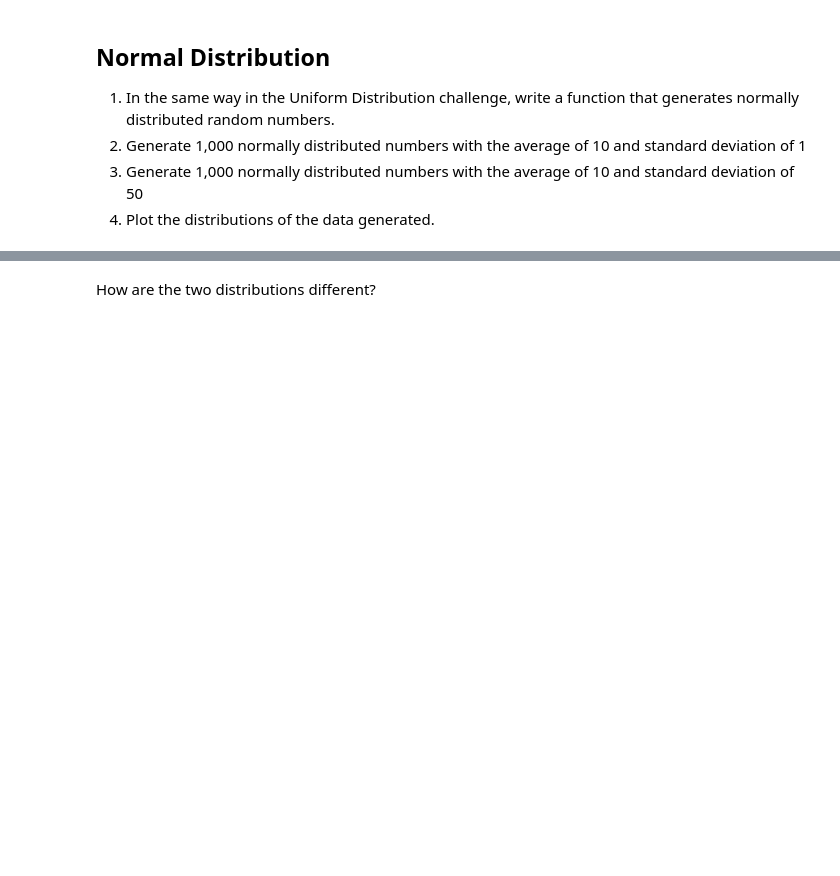
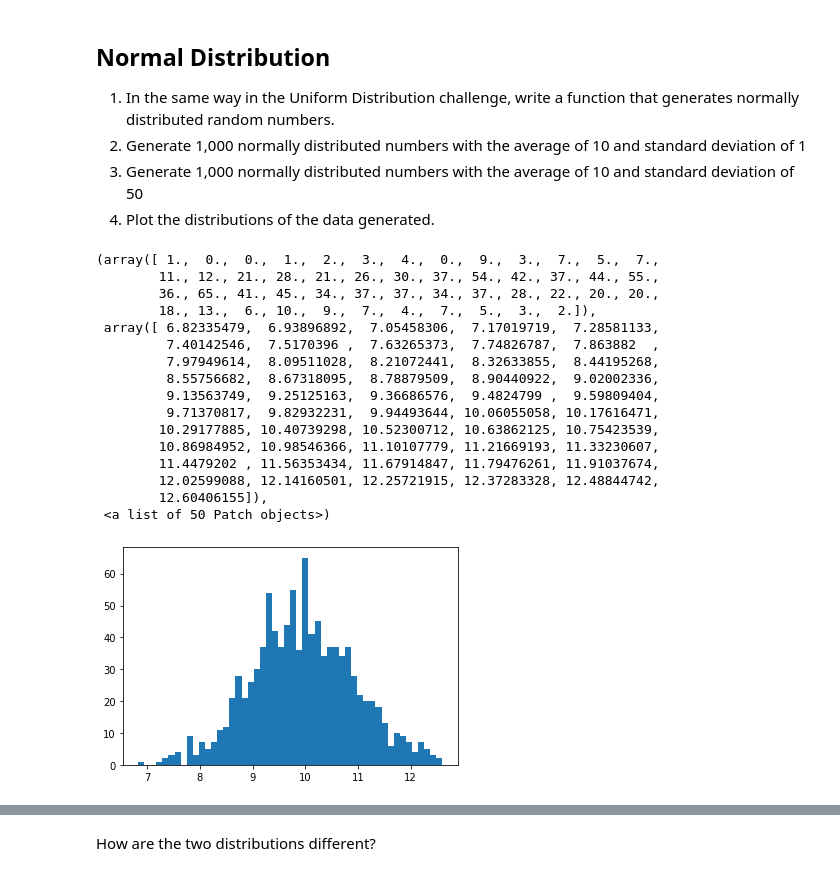
Before and after one commit to ta-datapt-bcn/lab-cont-probability-distribution, a Jupyter notebook: your_code/main.ipynb, the cells around one changed output, grey strips where cells are left out. Cells and saved outputs as stored; diff of their text form; code cells hidden in the pictures; blank space fills up the shorter version.

```diff
--- a/your_code/main.ipynb
+++ b/your_code/main.ipynb
@@ -54,3 +95,32 @@ How are the two distributions different?
 1. Generate 1,000 normally distributed numbers with the average of 10 and standard deviation of 1
 1. Generate 1,000 normally distributed numbers with the average of 10 and standard deviation of 50
 2. Plot the distributions of the data generated.
+# %%
+from scipy.stats import norm
+
+def rnd_norm(mu, sigma, count):
+    x = norm.rvs(loc=mu, scale=sigma, size=count)
+    return x
+
+prim = rnd_norm(10,1,1000)
+sec = rnd_norm(10,50,1000)
+# %%
+plt.hist(prim,bins = 50)
+# %% [output]
+(array([ 1.,  0.,  0.,  1.,  2.,  3.,  4.,  0.,  9.,  3.,  7.,  5.,  7.,
+        11., 12., 21., 28., 21., 26., 30., 37., 54., 42., 37., 44., 55.,
+        36., 65., 41., 45., 34., 37., 37., 34., 37., 28., 22., 20., 20.,
+        18., 13.,  6., 10.,  9.,  7.,  4.,  7.,  5.,  3.,  2.]),
+ array([ 6.82335479,  6.93896892,  7.05458306,  7.17019719,  7.28581133,
+         7.40142546,  7.5170396 ,  7.63265373,  7.74826787,  7.863882  ,
+         7.97949614,  8.09511028,  8.21072441,  8.32633855,  8.44195268,
+         8.55756682,  8.67318095,  8.78879509,  8.90440922,  9.02002336,
+         9.13563749,  9.25125163,  9.36686576,  9.4824799 ,  9.59809404,
+         9.71370817,  9.82932231,  9.94493644, 10.06055058, 10.17616471,
+        10.29177885, 10.40739298, 10.52300712, 10.63862125, 10.75423539,
+        10.86984952, 10.98546366, 11.10107779, 11.21669193, 11.33230607,
+        11.4479202 , 11.56353434, 11.67914847, 11.79476261, 11.91037674,
+        12.02599088, 12.14160501, 12.25721915, 12.37283328, 12.48844742,
+        12.60406155]),
+ <a list of 50 Patch objects>)
+[figure, added]
```
Also changed, not shown: parts of 16 cells of this notebook, 1 other file.
